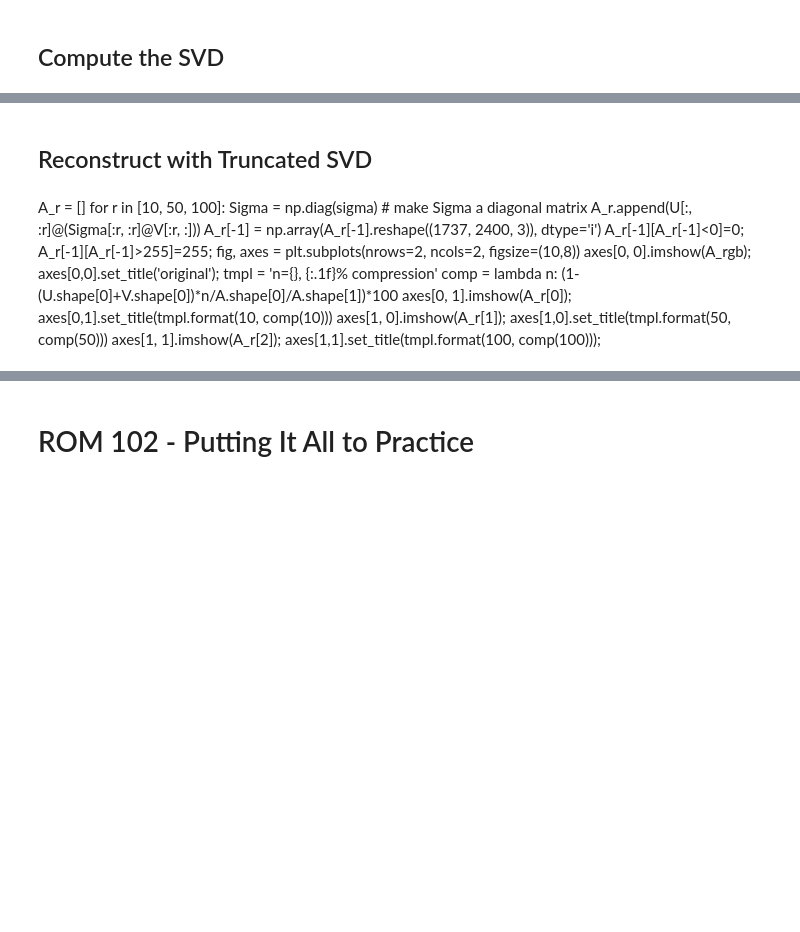
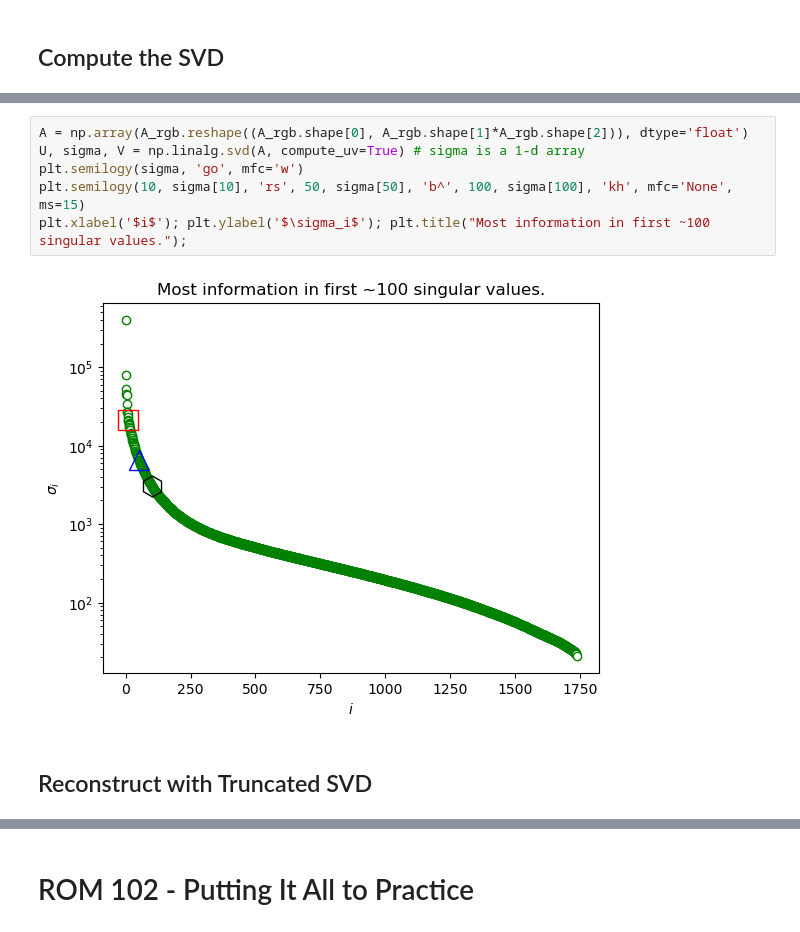
Before and after one commit to robertsj/rom_102, a Jupyter notebook: ROM_102_slides.ipynb, the cells around one changed output, grey strips where cells are left out. Drawn from its saved outputs; the diff is of its cells as text; blank space fills up the shorter version.

```diff
--- a/ROM_102_slides.ipynb
+++ b/ROM_102_slides.ipynb
@@ -111,15 +107,10 @@ plt.xlabel('$i$'); plt.ylabel('$\sigma_i$'); plt.title("Most information in firs
+# %%
+A = np.array(A_rgb.reshape((A_rgb.shape[0], A_rgb.shape[1]*A_rgb.shape[2])), dtype='float')
+U, sigma, V = np.linalg.svd(A, compute_uv=True) # sigma is a 1-d array
+plt.semilogy(sigma, 'go', mfc='w')
+plt.semilogy(10, sigma[10], 'rs', 50, sigma[50], 'b^', 100, sigma[100], 'kh', mfc='None', ms=15)
+plt.xlabel('$i$'); plt.ylabel('$\sigma_i$'); plt.title("Most information in first ~100 singular values.");
+# %% [output]
+[figure, added]
 # %% [markdown]
 ## Reconstruct with Truncated SVD
-# %% [markdown]
-A_r = []
-for r in [10, 50, 100]:
-    Sigma = np.diag(sigma) # make Sigma a diagonal matrix
-    A_r.append(U[:, :r]@(Sigma[:r, :r]@V[:r, :]))
-    A_r[-1] = np.array(A_r[-1].reshape((1737, 2400, 3)), dtype='i')
-    A_r[-1][A_r[-1]<0]=0; A_r[-1][A_r[-1]>255]=255;
-fig, axes = plt.subplots(nrows=2, ncols=2, figsize=(10,8))
-axes[0, 0].imshow(A_rgb); axes[0,0].set_title('original'); tmpl = 'n={},  {:.1f}% compression'
-comp = lambda n: (1-(U.shape[0]+V.shape[0])*n/A.shape[0]/A.shape[1])*100
-axes[0, 1].imshow(A_r[0]); axes[0,1].set_title(tmpl.format(10, comp(10)))
-axes[1, 0].imshow(A_r[1]); axes[1,0].set_title(tmpl.format(50, comp(50)))
-axes[1, 1].imshow(A_r[2]); axes[1,1].set_title(tmpl.format(100, comp(100)));
```
Also changed, not shown: parts of 50 cells of this notebook, 1 other file.
